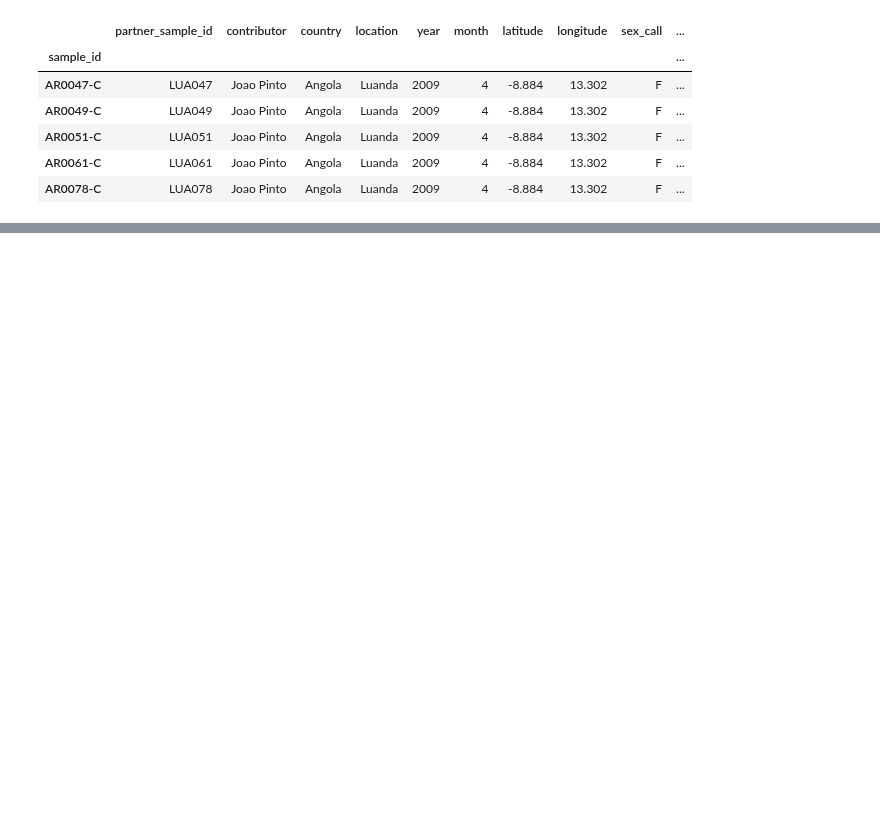
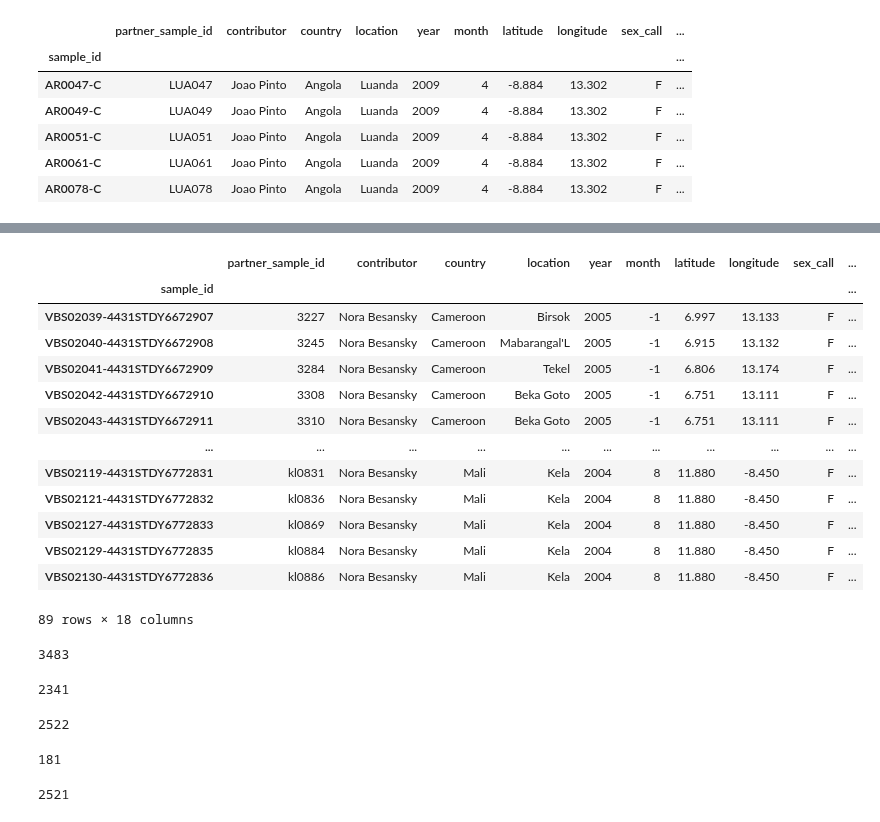
Before and after one commit to malariagen/ag1000g-phase3-data-paper, a Jupyter notebook: notebooks/ag1000g_phase3_population_sampling_stats.ipynb, the cells around one changed output, grey strips where cells are left out. Drawn from its saved outputs; the diff is of its cells as text; code cells hidden in the pictures; blank space fills up the shorter version.

```diff
--- a/notebooks/ag1000g_phase3_population_sampling_stats.ipynb
+++ b/notebooks/ag1000g_phase3_population_sampling_stats.ipynb
@@ -11,8 +11,8 @@ v3_release = release_data()
 # %%
 samplesets = v3_release.all_wild_sample_sets
 # %%
-all_meta = v3_release.load_sample_set_metadata(v3_release.all_sample_sets, True)
-all_meta.head()
+p3_df = v3_release.load_sample_set_metadata(v3_release.all_sample_sets, True)
+p3_df.head()
 # %% [output]
 |  | partner_sample_id | contributor | country | location | year | month | latitude | longitude | sex_call | ... |
 | sample_id |  |  |  |  |  |  |  |  |  | ... |
@@ -23,0 +44,38 @@ all_meta.head()
+# %%
+#non ox-code samples?
+p3_df[p3_df.index.str.contains("VBS", case=False)]
+# %% [output]
+|  | partner_sample_id | contributor | country | location | year | month | latitude | longitude | sex_call | ... |
+| sample_id |  |  |  |  |  |  |  |  |  | ... |
+| VBS02039-4431STDY6672907 | 3227 | Nora Besansky | Cameroon | Birsok | 2005 | -1 | 6.997 | 13.133 | F | ... |
+| VBS02040-4431STDY6672908 | 3245 | Nora Besansky | Cameroon | Mabarangal'L | 2005 | -1 | 6.915 | 13.132 | F | ... |
+| VBS02041-4431STDY6672909 | 3284 | Nora Besansky | Cameroon | Tekel | 2005 | -1 | 6.806 | 13.174 | F | ... |
+| VBS02042-4431STDY6672910 | 3308 | Nora Besansky | Cameroon | Beka Goto | 2005 | -1 | 6.751 | 13.111 | F | ... |
+| VBS02043-4431STDY6672911 | 3310 | Nora Besansky | Cameroon | Beka Goto | 2005 | -1 | 6.751 | 13.111 | F | ... |
+| ... | ... | ... | ... | ... | ... | ... | ... | ... | ... | ... |
+| VBS02119-4431STDY6772831 | kl0831 | Nora Besansky | Mali | Kela | 2004 | 8 | 11.880 | -8.450 | F | ... |
+| VBS02121-4431STDY6772832 | kl0836 | Nora Besansky | Mali | Kela | 2004 | 8 | 11.880 | -8.450 | F | ... |
+| VBS02127-4431STDY6772833 | kl0869 | Nora Besansky | Mali | Kela | 2004 | 8 | 11.880 | -8.450 | F | ... |
+| VBS02129-4431STDY6772835 | kl0884 | Nora Besansky | Mali | Kela | 2004 | 8 | 11.880 | -8.450 | F | ... |
+| VBS02130-4431STDY6772836 | kl0886 | Nora Besansky | Mali | Kela | 2004 | 8 | 11.880 | -8.450 | F | ... |
+89 rows × 18 columns
+# %%
+len(p3_df)
+# %% [output]
+3483
+# %%
+len(p3_df) - len(p2_df)
+# %% [output]
+2341
+# %%
+len(np.setdiff1d(p3_df.index, p2_df.ox_code))
+# %% [output]
+2522
+# %%
+len(np.setdiff1d(p2_df.ox_code, p3_df.index))
+# %% [output]
+181
+# %%
+3483-1143+181
+# %% [output]
+2521
```
Also changed, not shown: parts of 2 cells of this notebook.
